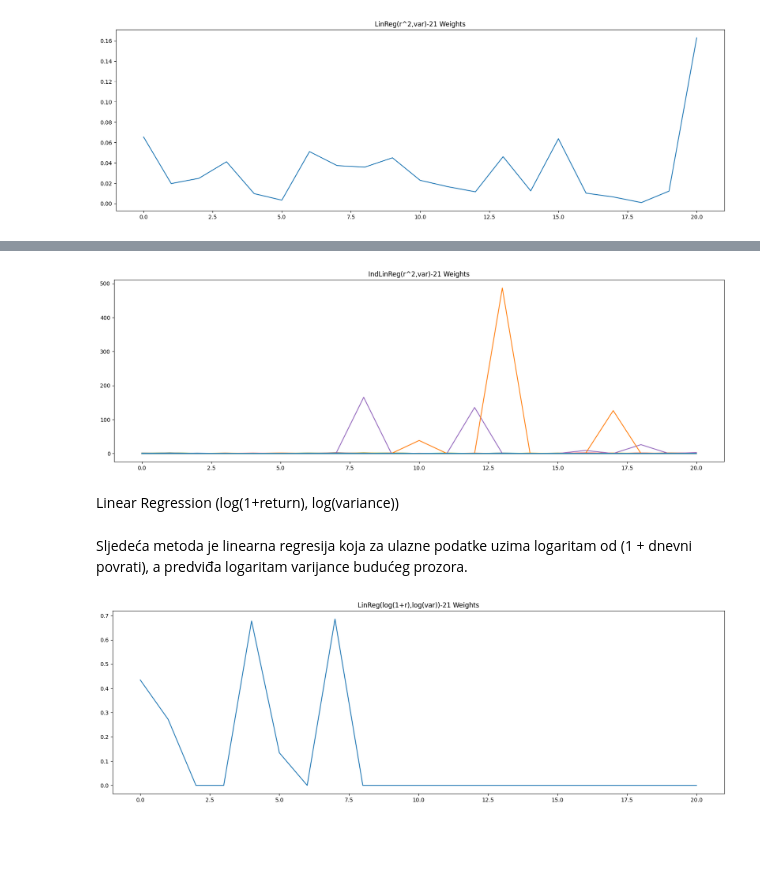
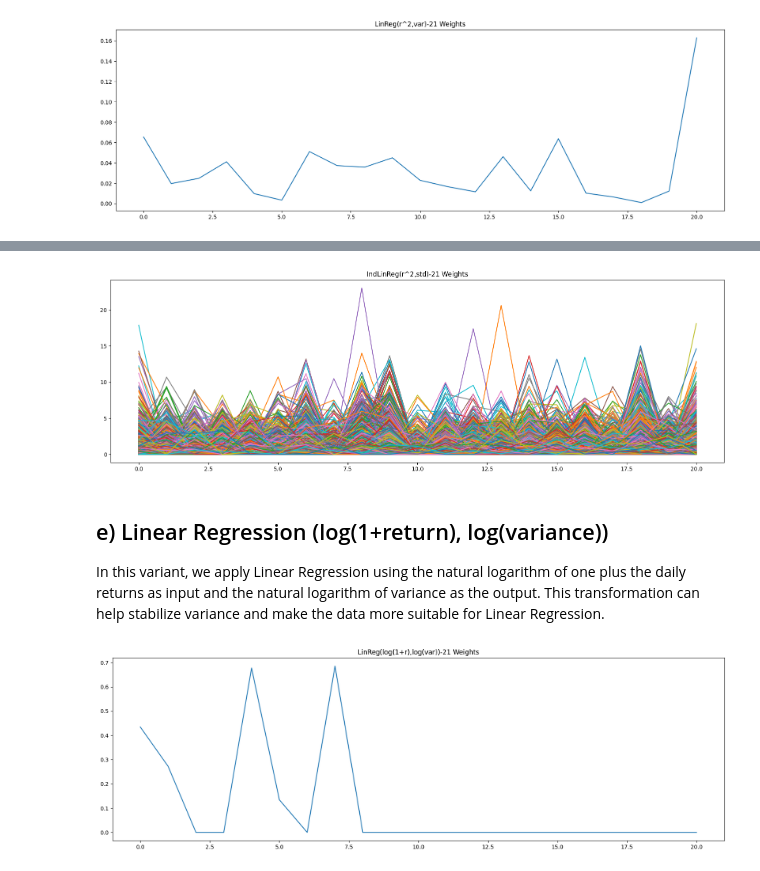
Before and after one commit to PapakMate/SVFT, a Jupyter notebook: SVFT.ipynb, the cells around one changed output, grey strips where cells are left out. Drawn from its saved outputs; the diff is of its cells as text; code cells hidden in the pictures; blank space fills up the shorter version.

```diff
--- a/SVFT.ipynb
+++ b/SVFT.ipynb
@@ -316,7 +360,9 @@ plt.show()
 [figure]
 # %%
 for i in range(test_start, test_end, forecast_horizon):
-    #
-    volatility = {stock: methods[method]["model"].predict(returns_df[stock][i - window: i].values.reshape(1, -1)**2)[0]**0.5 for stock in all_stocks}
+    #  Trying to predict the volatility of the next forecast_horizon days
+    volatility = {stock: methods[method]["model"].predict(\
+        returns_df[stock][i - window: i].values.reshape(1, -1)**2)[0]**0.5 \
+            for stock in all_stocks}
 
     gather_portfolio_metrics(method, i, volatility)
@@ -326,0 +398,8 @@ Sljedeća metoda je individualna linearna regresija koja za ulazne podatke uzima
+# %%
+for i in range(test_start, test_end, forecast_horizon):
+    #  Trying to predict the volatility of the next forecast_horizon days
+    volatility = {stock: methods[method][stock + "model"].predict(\
+        returns_df[stock][i - window: i].values.reshape(1, -1)**2)[0]**0.5 \
+            for stock in all_stocks}
+
+    gather_portfolio_metrics(method, i, volatility)
@@ -326,0 +410,18 @@ Sljedeća metoda je individualna linearna regresija koja za ulazne podatke uzima
+# %%
+method = "LinReg(r^2,std)" + "-" + str(window)
+reset_portfolio_metrics(method)
+
+# Iterate over each window of returns
+for stock in training_stocks:
+    for i in range(train_start, train_end, forecast_horizon):
+        # Append squared returns and variance of returns to A and B respectively
+        A.append(returns_df[stock][i - window:i] ** 2)
+        B.append(returns_df[stock][i:i + forecast_horizon].std())
+
+methods[method]["model"] = get_linear_regression_model(A, B, False)
+# Intercept might make variance negative
+
+plt.figure(figsize=(20, 6))
+plt.plot(methods[method]["model"].coef_)
+plt.title(method + " Weights")
+plt.show()
@@ -326,0 +430,8 @@ Sljedeća metoda je individualna linearna regresija koja za ulazne podatke uzima
+# %%
+for i in range(test_start, test_end, forecast_horizon):
+    #  Trying to predict the volatility of the next forecast_horizon days
+    volatility = {stock: methods[method]["model"].predict(\
+        returns_df[stock][i - window: i].values.reshape(1, -1)**2)[0] \
+            for stock in all_stocks}
+
+    gather_portfolio_metrics(method, i, volatility)
@@ -327,22 +442,22 @@ Sljedeća metoda je individualna linearna regresija koja za ulazne podatke uzima
 # %%
-method = "IndLinReg(r^2,var)" + "-" + str(window)
+method = "IndLinReg(r^2,std)" + "-" + str(window)
 reset_portfolio_metrics(method)
 
 # Store individual models for each stock
 for stock in all_stocks:
     for i in range(train_start, train_end, forecast_horizon):
         # Append squared returns and variance of returns to A and B respectively
         A.append(returns_df[stock][i - window:i] ** 2)
-        B.append(returns_df[stock][i:i + forecast_horizon].var())
+        B.append(returns_df[stock][i:i + forecast_horizon].std())
 
     methods[method][stock + "model"] = get_linear_regression_model(A, B, False)
 
 plt.figure(figsize=(20, 6))
 for stock in all_stocks:
     plt.plot(methods[method][stock + "model"].coef_)
 plt.title(method + " Weights")
 plt.show()
 # %% [output]
-[figure, old version]
+[figure, new version]
 # %%
 for i in range(test_start, test_end, forecast_horizon):
@@ -351,9 +468,9 @@ for i in range(test_start, test_end, forecast_horizon):
 
     gather_portfolio_metrics(method, i, volatility)
-# %% [markdown]
-Linear Regression (log(1+return), log(variance))
-# %% [markdown]
-Sljedeća metoda je linearna regresija koja za ulazne podatke uzima logaritam od (1 + dnevni povrati), a predviđa logaritam varijance budućeg prozora.
+# %% [markdown]
+## e) Linear Regression (log(1+return), log(variance))
+
+In this variant, we apply Linear Regression using the natural logarithm of one plus the daily returns as input and the natural logarithm of variance as the output. This transformation can help stabilize variance and make the data more suitable for Linear Regression.
 # %%
 method = "LinReg(log(1+r),log(var))" + "-" + str(window)
 reset_portfolio_metrics(method)
```
Also changed, not shown: parts of 90 cells of this notebook, 2 other files.
